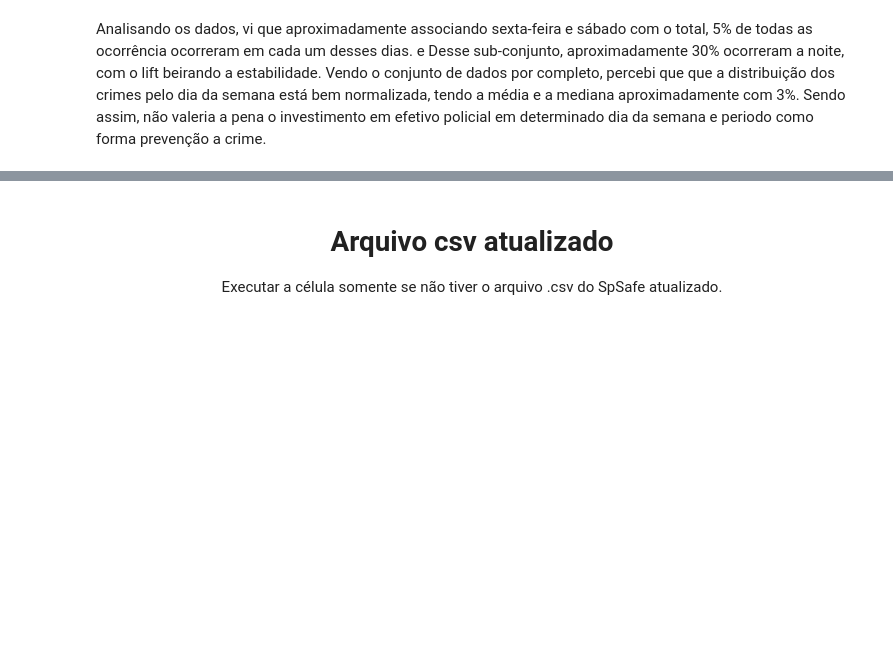
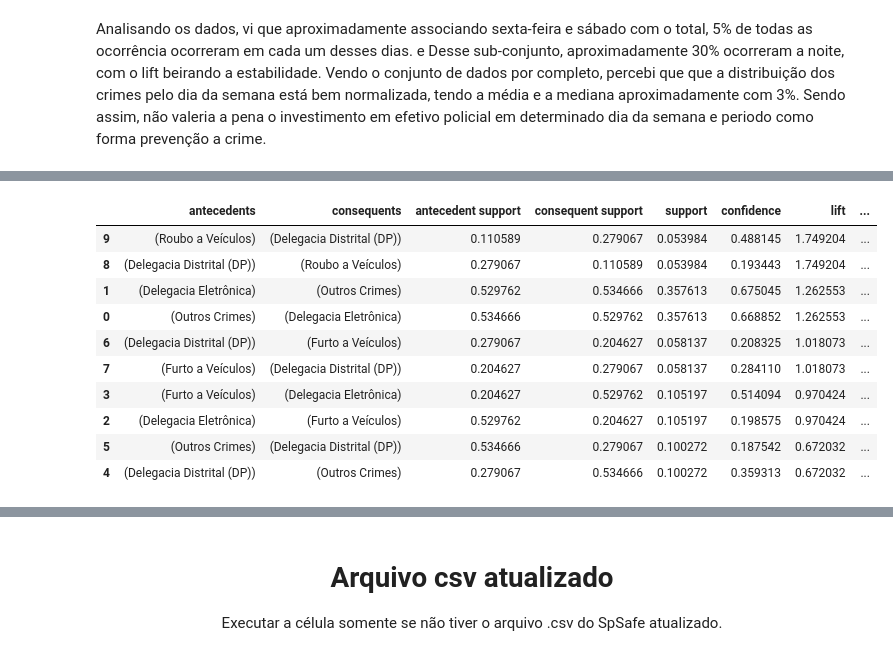
Before and after one commit to Matheuskpds/Ciencia-de-Dados-Projeto-TP, a Jupyter notebook: main.ipynb, the cells around one changed output, grey strips where cells are left out. Saved outputs shown, nothing was run; the diff lists cells and outputs as text; code cells hidden in the pictures; blank space fills up the shorter version.

```diff
--- a/main.ipynb
+++ b/main.ipynb
@@ -1931,0 +2252,24 @@ Mediana do suporte: 0.0283
+# %%
+from mlxtend.frequent_patterns import association_rules
+
+# Gerar regras com base na confiança ou lift
+rules = association_rules(
+    frequent_itemsets_group,
+    metric='confidence',
+    min_threshold=0.00  # Confiança mínima de 0%
+)
+
+# Filtrar regras relevantes (ex: lift > 1.5)
+rules[rules['lift'] >= 0.01].sort_values(by='lift', ascending=False)
+# %% [output]
+|  | antecedents | consequents | antecedent support | consequent support | support | confidence | lift | ... |
+| 9 | (Roubo a Veículos) | (Delegacia Distrital (DP)) | 0.110589 | 0.279067 | 0.053984 | 0.488145 | 1.749204 | ... |
+| 8 | (Delegacia Distrital (DP)) | (Roubo a Veículos) | 0.279067 | 0.110589 | 0.053984 | 0.193443 | 1.749204 | ... |
+| 1 | (Delegacia Eletrônica) | (Outros Crimes) | 0.529762 | 0.534666 | 0.357613 | 0.675045 | 1.262553 | ... |
+| 0 | (Outros Crimes) | (Delegacia Eletrônica) | 0.534666 | 0.529762 | 0.357613 | 0.668852 | 1.262553 | ... |
+| 6 | (Delegacia Distrital (DP)) | (Furto a Veículos) | 0.279067 | 0.204627 | 0.058137 | 0.208325 | 1.018073 | ... |
+| 7 | (Furto a Veículos) | (Delegacia Distrital (DP)) | 0.204627 | 0.279067 | 0.058137 | 0.284110 | 1.018073 | ... |
+| 3 | (Furto a Veículos) | (Delegacia Eletrônica) | 0.204627 | 0.529762 | 0.105197 | 0.514094 | 0.970424 | ... |
+| 2 | (Delegacia Eletrônica) | (Furto a Veículos) | 0.529762 | 0.204627 | 0.105197 | 0.198575 | 0.970424 | ... |
+| 5 | (Outros Crimes) | (Delegacia Distrital (DP)) | 0.534666 | 0.279067 | 0.100272 | 0.187542 | 0.672032 | ... |
+| 4 | (Delegacia Distrital (DP)) | (Outros Crimes) | 0.279067 | 0.534666 | 0.100272 | 0.359313 | 0.672032 | ... |
```
Also changed, not shown: parts of 30 cells of this notebook.
